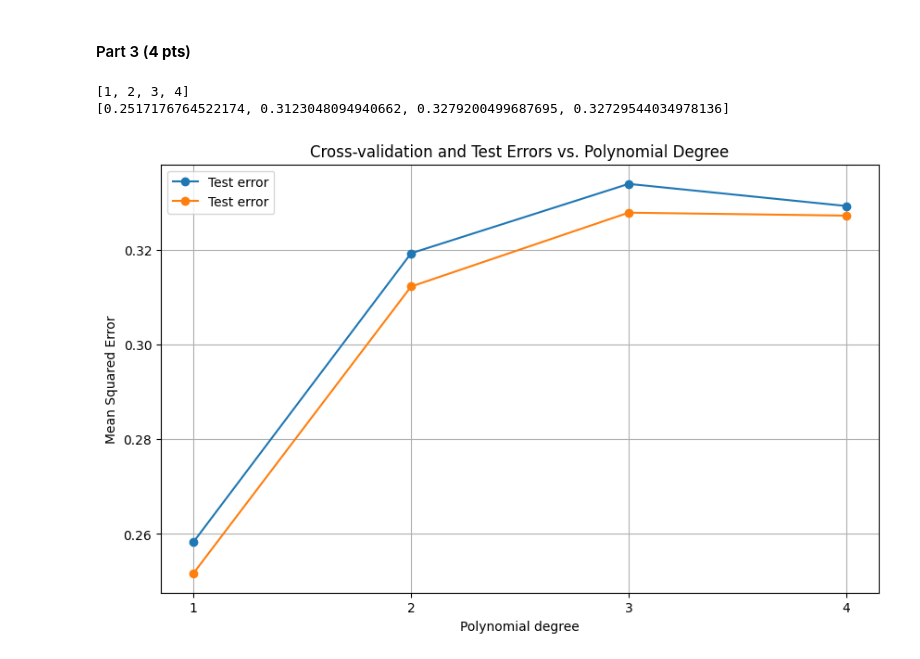
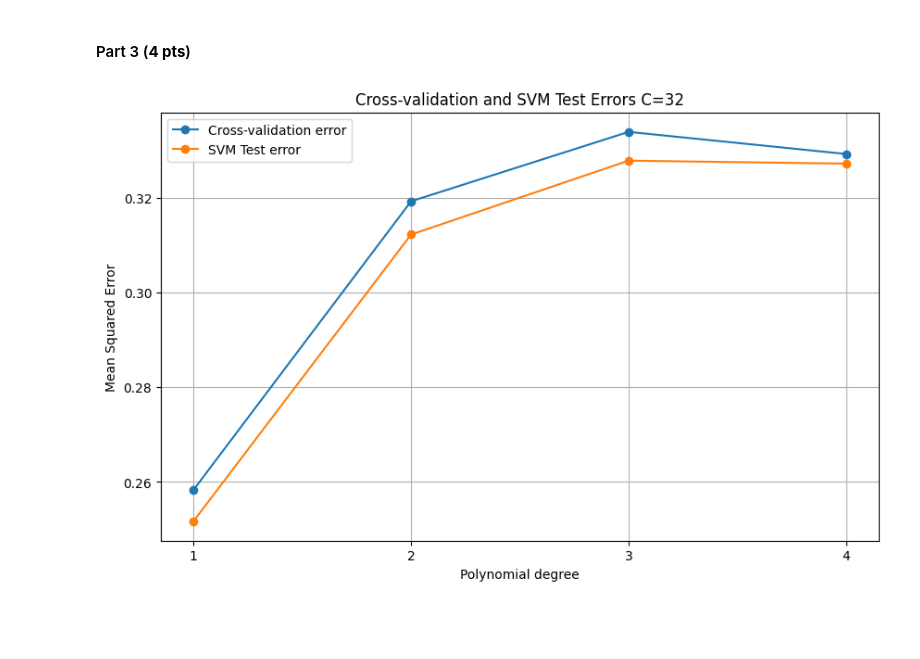
Before and after one commit to jag2k2/ut-stat-ml, a Jupyter notebook: HW3/Homework3Programming.ipynb, the cells around one changed output. Cells and saved outputs as stored; diff of their text form; code cells hidden in the pictures; blank space fills up the shorter version.

```diff
--- a/HW3/Homework3Programming.ipynb
+++ b/HW3/Homework3Programming.ipynb
@@ -692,15 +692,13 @@ Best C: 32
 # %%
 plt.figure(figsize=(10, 6))
 plt.plot(degrees, best_cv_errors, marker='o', label='Cross-validation error')
-plt.plot(degrees, test_errors, marker='o', label='Test error')
+plt.plot(degrees, test_errors, marker='o', label='SVM Test error')
 plt.xlabel('Polynomial degree')
 plt.ylabel('Mean Squared Error')
-plt.title('Cross-validation and Test Errors vs. Polynomial Degree')
+plt.title('Cross-validation and SVM Test Errors C=32')
 plt.xticks(degrees)
 plt.legend()
 plt.grid(True)
 plt.show()
 # %% [output]
-[1, 2, 3, 4]
-[0.2517176764522174, 0.3123048094940662, 0.3279200499687695, 0.32729544034978136]
-[figure, old version]
+[figure, new version]
```
